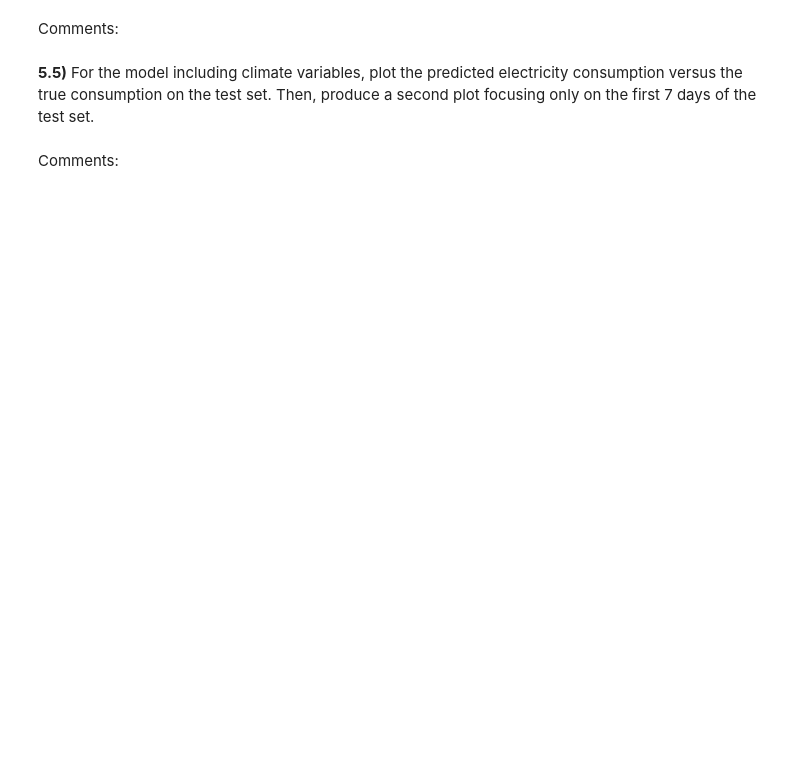
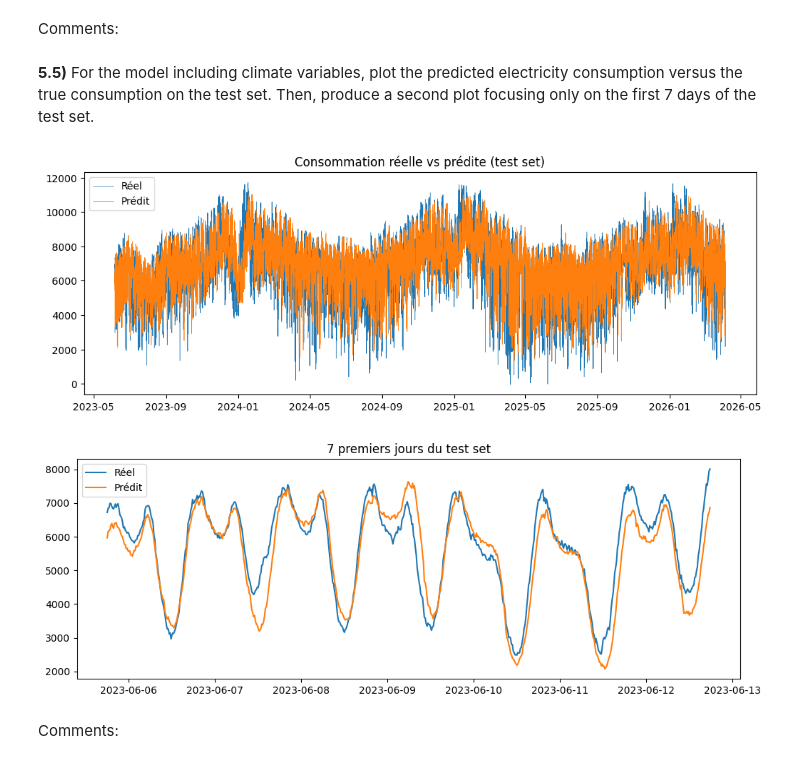
Before and after one commit to IvanGregoire/Hackathon_1, a Jupyter notebook: Hackathon_26_27.ipynb, the cells around one changed output. Cells and saved outputs as stored; diff of their text form; code cells hidden in the pictures; blank space fills up the shorter version.

```diff
--- a/Hackathon_26_27.ipynb
+++ b/Hackathon_26_27.ipynb
@@ -311,3 +372,6 @@ Comments:
 Are the climate variables statistically significant in explaining electricity consumption 7 days ahead?
 # %%
 # Code here
+X_train2 = sm.add_constant(train[["Y_lag7", "T_lag7", "T2_lag7"]])
+model2 = sm.OLS(y_train, X_train2).fit()
+print(model2.summary())
@@ -319,3 +401,20 @@ Comments:
 Does the inclusion of climate variables improve the predictive performance of the model?
 # %%
 # Code here
+y_test = test["Y"]
+
+X_test1 = sm.add_constant(test[["Y_lag7"]])
+X_test2 = sm.add_constant(test[["Y_lag7", "T_lag7", "T2_lag7"]])
+
+pred1 = model1.predict(X_test1)
+pred2 = model2.predict(X_test2)
+
+# MAE = moyenne des |erreurs|
+# RMSE = racine de la moyenne des erreurs au carré
+mae1 = np.mean(np.abs(y_test - pred1))
+rmse1 = np.sqrt(np.mean((y_test - pred1) ** 2))
+mae2 = np.mean(np.abs(y_test - pred2))
+rmse2 = np.sqrt(np.mean((y_test - pred2) ** 2))
+
+print("Sans climat : MAE =", mae1, " RMSE =", rmse1)
+print("Avec climat : MAE =", mae2, " RMSE =", rmse2)
@@ -325,5 +427,23 @@ Comments:
 **5.5)** For the model including climate variables, plot the predicted electricity consumption versus the true consumption on the test set. Then, produce a second plot focusing only on the first 7 days of the test set.
 # %%
 # Code here
+# Graphique 1 : tout le test set
+plt.figure(figsize=(12, 4))
+plt.plot(test["Datetime"], y_test, label="Réel", lw=0.5)
+plt.plot(test["Datetime"], pred2, label="Prédit", lw=0.5)
+plt.title("Consommation réelle vs prédite (test set)")
+plt.legend()
+plt.show()
+
+# Graphique 2 : les 7 premiers jours du test set (7 * 96 = 672 points)
+plt.figure(figsize=(12, 4))
+plt.plot(test["Datetime"].iloc[:672], y_test.iloc[:672], label="Réel")
+plt.plot(test["Datetime"].iloc[:672], pred2.iloc[:672], label="Prédit")
+plt.title("7 premiers jours du test set")
+plt.legend()
+plt.show()
+# %% [output]
+[figure, added]
+[figure, added]
 # %% [markdown]
 Comments:
```
Also changed, not shown: parts of 4 cells of this notebook.
